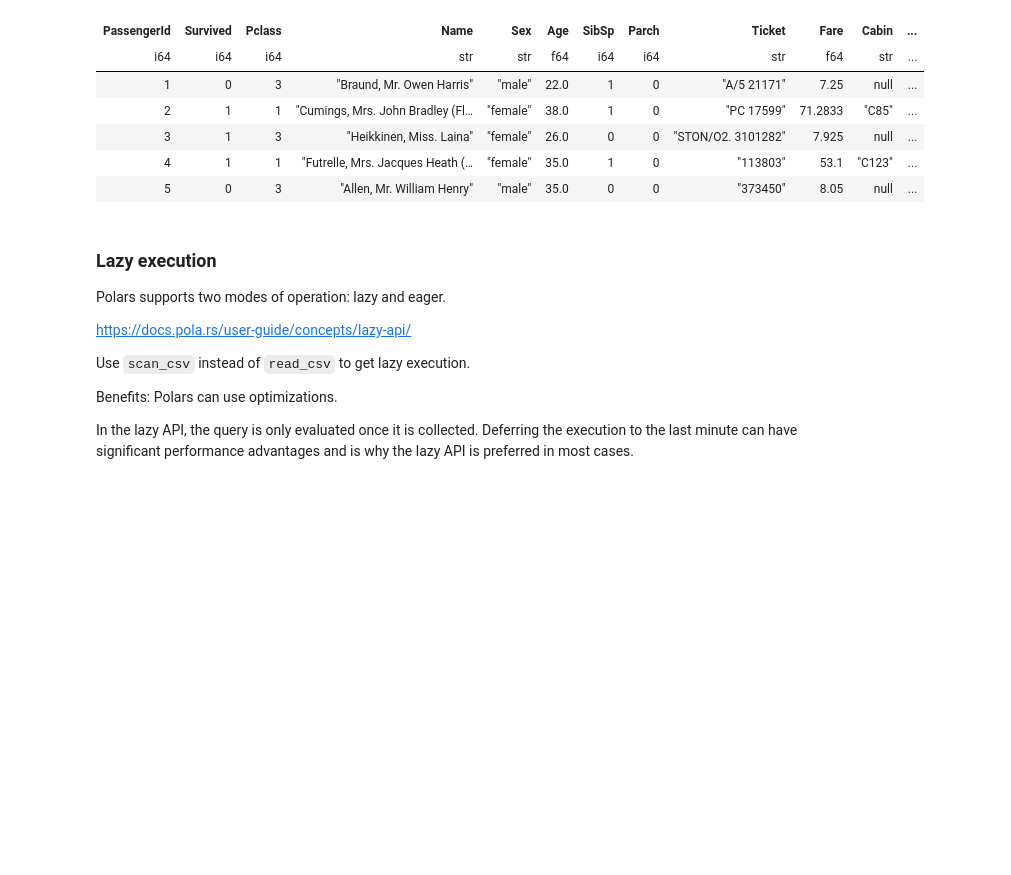
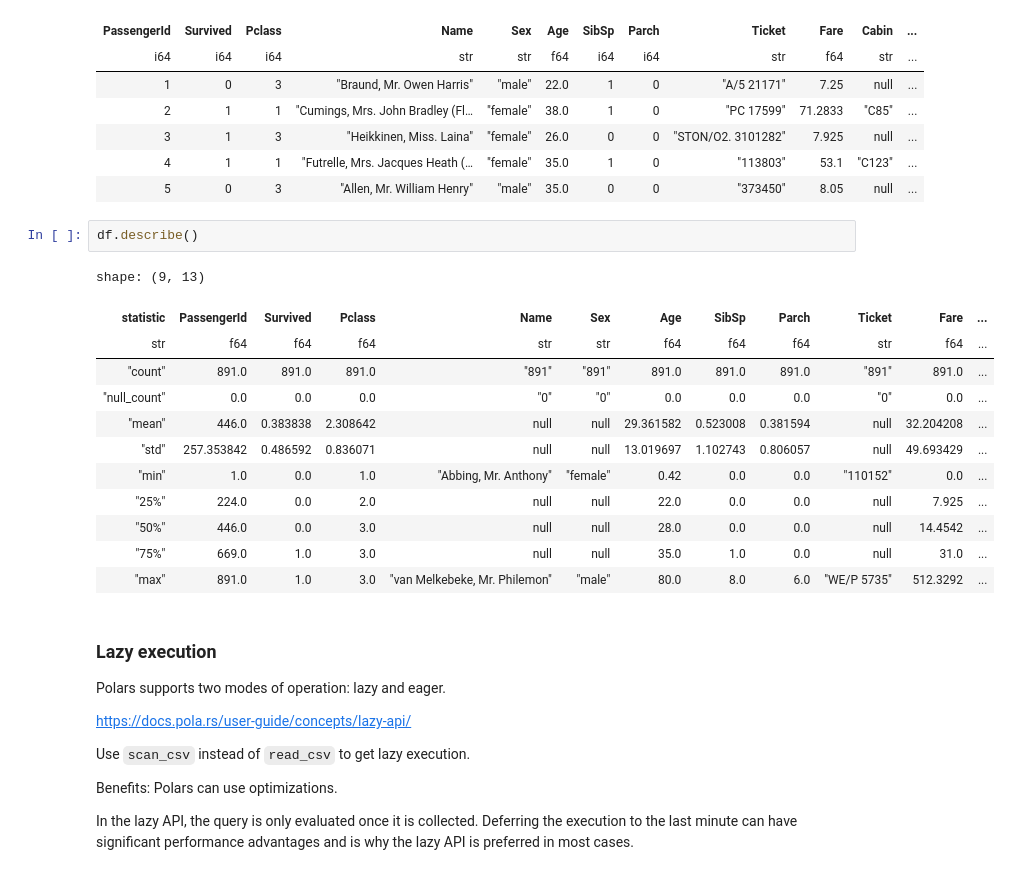
Before and after one commit to CaptSolo/LU_BigData_2023, a Jupyter notebook: Pandas/Polars.ipynb, the cells around one changed output. Cells and saved outputs as stored; diff of their text form; blank space fills up the shorter version.

```diff
--- a/Pandas/Polars.ipynb
+++ b/Pandas/Polars.ipynb
@@ -289,6 +284,21 @@ shape: (5, 12)
 | 3 | 1 | 3 | "Heikkinen, Miss. Laina" | "female" | 26.0 | 0 | 0 | "STON/O2. 3101282" | 7.925 | null | ... |
 | 4 | 1 | 1 | "Futrelle, Mrs. Jacques Heath (… | "female" | 35.0 | 1 | 0 | "113803" | 53.1 | "C123" | ... |
 | 5 | 0 | 3 | "Allen, Mr. William Henry" | "male" | 35.0 | 0 | 0 | "373450" | 8.05 | null | ... |
+# %%
+df.describe()
+# %% [output]
+shape: (9, 13)
+| statistic | PassengerId | Survived | Pclass | Name | Sex | Age | SibSp | Parch | Ticket | Fare | ... |
+| str | f64 | f64 | f64 | str | str | f64 | f64 | f64 | str | f64 | ... |
+| "count" | 891.0 | 891.0 | 891.0 | "891" | "891" | 891.0 | 891.0 | 891.0 | "891" | 891.0 | ... |
+| "null_count" | 0.0 | 0.0 | 0.0 | "0" | "0" | 0.0 | 0.0 | 0.0 | "0" | 0.0 | ... |
+| "mean" | 446.0 | 0.383838 | 2.308642 | null | null | 29.361582 | 0.523008 | 0.381594 | null | 32.204208 | ... |
+| "std" | 257.353842 | 0.486592 | 0.836071 | null | null | 13.019697 | 1.102743 | 0.806057 | null | 49.693429 | ... |
+| "min" | 1.0 | 0.0 | 1.0 | "Abbing, Mr. Anthony" | "female" | 0.42 | 0.0 | 0.0 | "110152" | 0.0 | ... |
+| "25%" | 224.0 | 0.0 | 2.0 | null | null | 22.0 | 0.0 | 0.0 | null | 7.925 | ... |
+| "50%" | 446.0 | 0.0 | 3.0 | null | null | 28.0 | 0.0 | 0.0 | null | 14.4542 | ... |
+| "75%" | 669.0 | 1.0 | 3.0 | null | null | 35.0 | 1.0 | 0.0 | null | 31.0 | ... |
+| "max" | 891.0 | 1.0 | 3.0 | "van Melkebeke, Mr. Philemon" | "male" | 80.0 | 8.0 | 6.0 | "WE/P 5735" | 512.3292 | ... |
 # %% [markdown]
 ### Lazy execution
 
```
Also changed, not shown: parts of 3 cells of this notebook, 1 other file.
